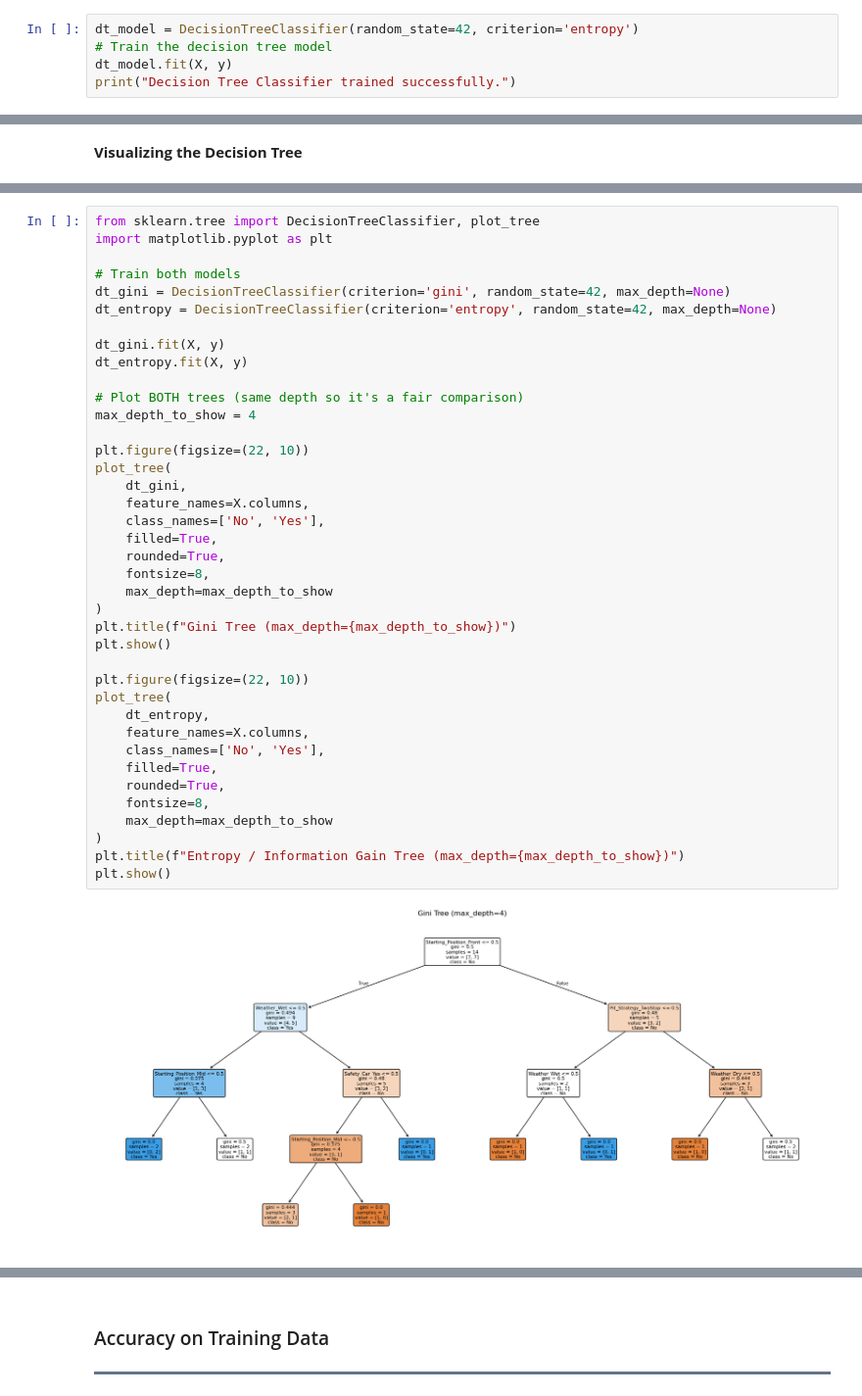
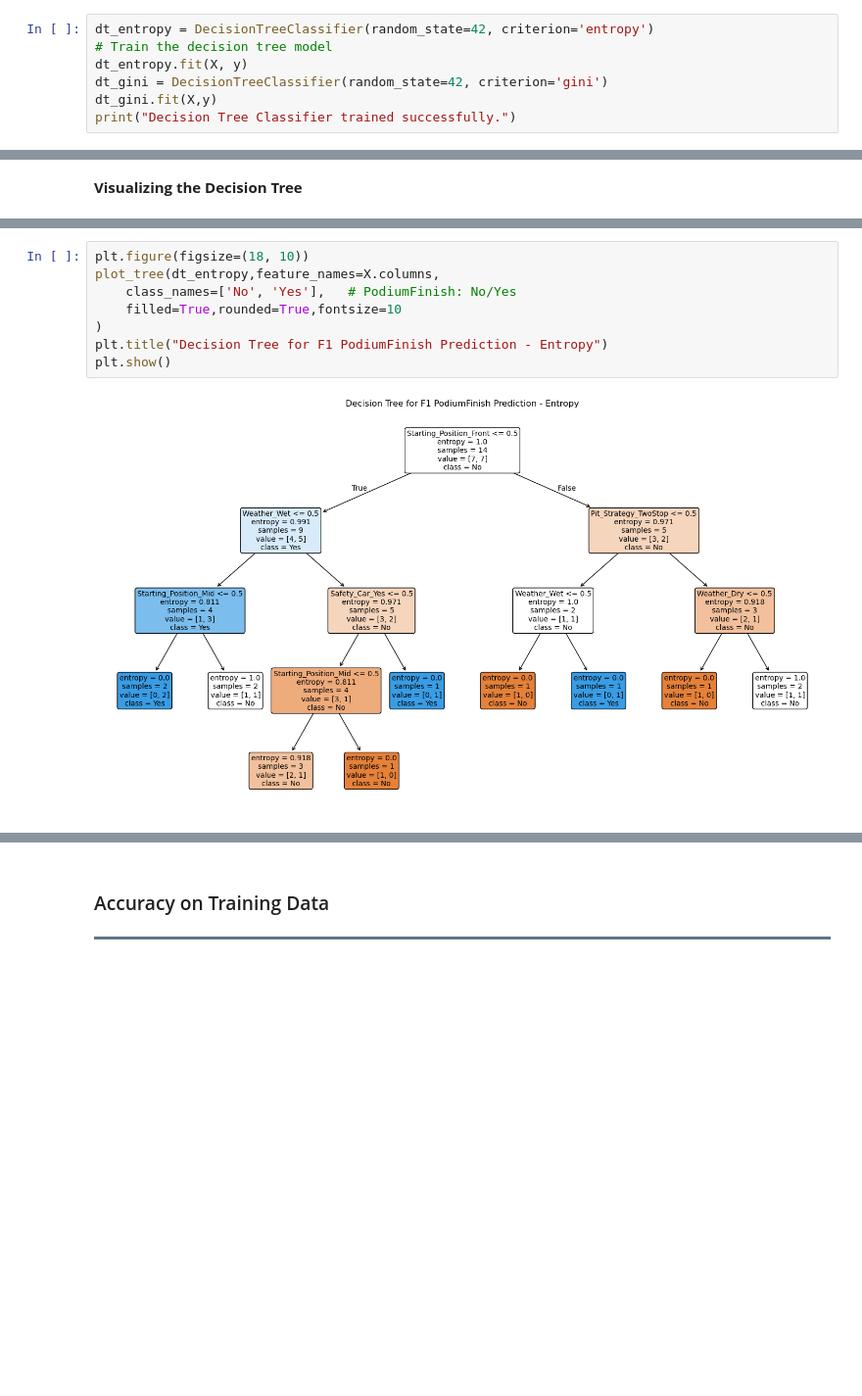
Before and after one commit to s3achan/DecisionTrees, a Jupyter notebook: F1-DecisionTrees-Entropy.ipynb, the cells around one changed output, grey strips where cells are left out. Shown at 98% size. Saved outputs shown, nothing was run; the diff lists cells and outputs as text; blank space fills up the shorter version.

```diff
--- a/F1-DecisionTrees-Entropy.ipynb
+++ b/F1-DecisionTrees-Entropy.ipynb
@@ -383,9 +337,11 @@ Name: PodiumFinish, dtype: object
 With the feature matrix (X) and target variable (y) prepared, I will import the DecisionTreeClassifier from sklearn.tree and instantiate the model using a fixed random_state=42 to ensure reproducibility and criterion='gini' to evaluate node purity. The classifier will then be trained on the F1 dataset by fitting it to X and y using the .fit() method.
 </div>
 # %%
-dt_model = DecisionTreeClassifier(random_state=42, criterion='entropy')
+dt_entropy = DecisionTreeClassifier(random_state=42, criterion='entropy')
 # Train the decision tree model
-dt_model.fit(X, y)
+dt_entropy.fit(X, y)
+dt_gini = DecisionTreeClassifier(random_state=42, criterion='gini')
+dt_gini.fit(X,y)
 print("Decision Tree Classifier trained successfully.")
 # %% [output]
 Decision Tree Classifier trained successfully.
@@ -408,41 +360,10 @@ plt.show()
 # %%
-from sklearn.tree import DecisionTreeClassifier, plot_tree
-import matplotlib.pyplot as plt
-
-# Train both models
-dt_gini = DecisionTreeClassifier(criterion='gini', random_state=42, max_depth=None)
-dt_entropy = DecisionTreeClassifier(criterion='entropy', random_state=42, max_depth=None)
-
-dt_gini.fit(X, y)
-dt_entropy.fit(X, y)
-
-# Plot BOTH trees (same depth so it's a fair comparison)
-max_depth_to_show = 4
-
-plt.figure(figsize=(22, 10))
-plot_tree(
-    dt_gini,
-    feature_names=X.columns,
-    class_names=['No', 'Yes'],
-    filled=True,
-    rounded=True,
-    fontsize=8,
-    max_depth=max_depth_to_show
+plt.figure(figsize=(18, 10))
+plot_tree(dt_entropy,feature_names=X.columns,
+    class_names=['No', 'Yes'],   # PodiumFinish: No/Yes
+    filled=True,rounded=True,fontsize=10
 )
-plt.title(f"Gini Tree (max_depth={max_depth_to_show})")
+plt.title("Decision Tree for F1 PodiumFinish Prediction - Entropy")
 plt.show()
-
-plt.figure(figsize=(22, 10))
-plot_tree(
-    dt_entropy,
-    feature_names=X.columns,
-    class_names=['No', 'Yes'],
-    filled=True,
-    rounded=True,
-    fontsize=8,
-    max_depth=max_depth_to_show
-)
-plt.title(f"Entropy / Information Gain Tree (max_depth={max_depth_to_show})")
-plt.show()
 # %% [output]
-[figure, old version]
+[figure, new version]
```
Also changed, not shown: parts of 20 cells of this notebook.
